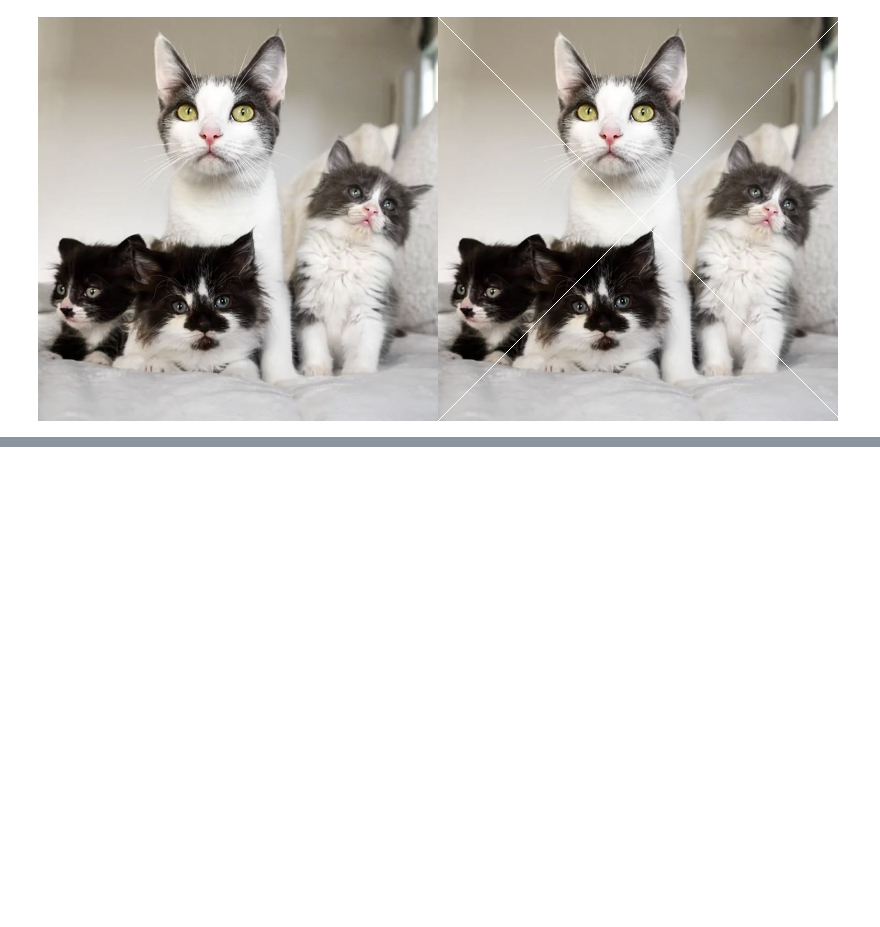
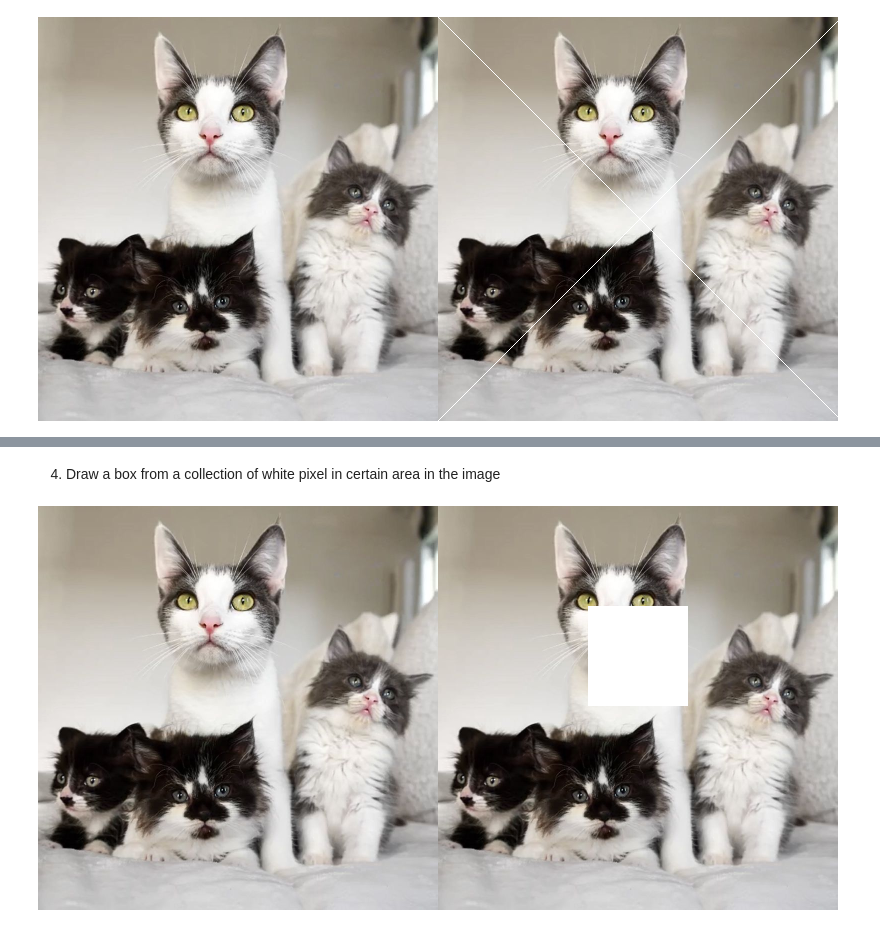
Before and after one commit to Majid5654/Erwan-Majid_PCVK_Ganjil_2025, a Jupyter notebook: Week1.ipynb, the cells around one changed output, grey strips where cells are left out. Cells and saved outputs as stored; diff of their text form; code cells hidden in the pictures; blank space fills up the shorter version.

```diff
--- a/Week1.ipynb
+++ b/Week1.ipynb
@@ -87,0 +102,18 @@ cv2_imshow(final_frame)
+# %% [markdown]
+4. Draw a box from a collection of white pixel in certain area in the image
+# %%
+image_box = image_2.copy()
+
+x_min, y_min = 150, 100   # pojok kiri atas
+x_max, y_max = 250, 200   # pojok kanan bawah
+
+
+for y in range(y_min, y_max):
+    for x in range(x_min, x_max):
+        image_box[y, x] = [255, 255, 255]
+
+#result
+final_frame = cv2.hconcat((image_2, image_box))
+cv2_imshow(final_frame)
+# %% [output]
+[figure, added]
```
Also changed, not shown: parts of 8 cells of this notebook.
